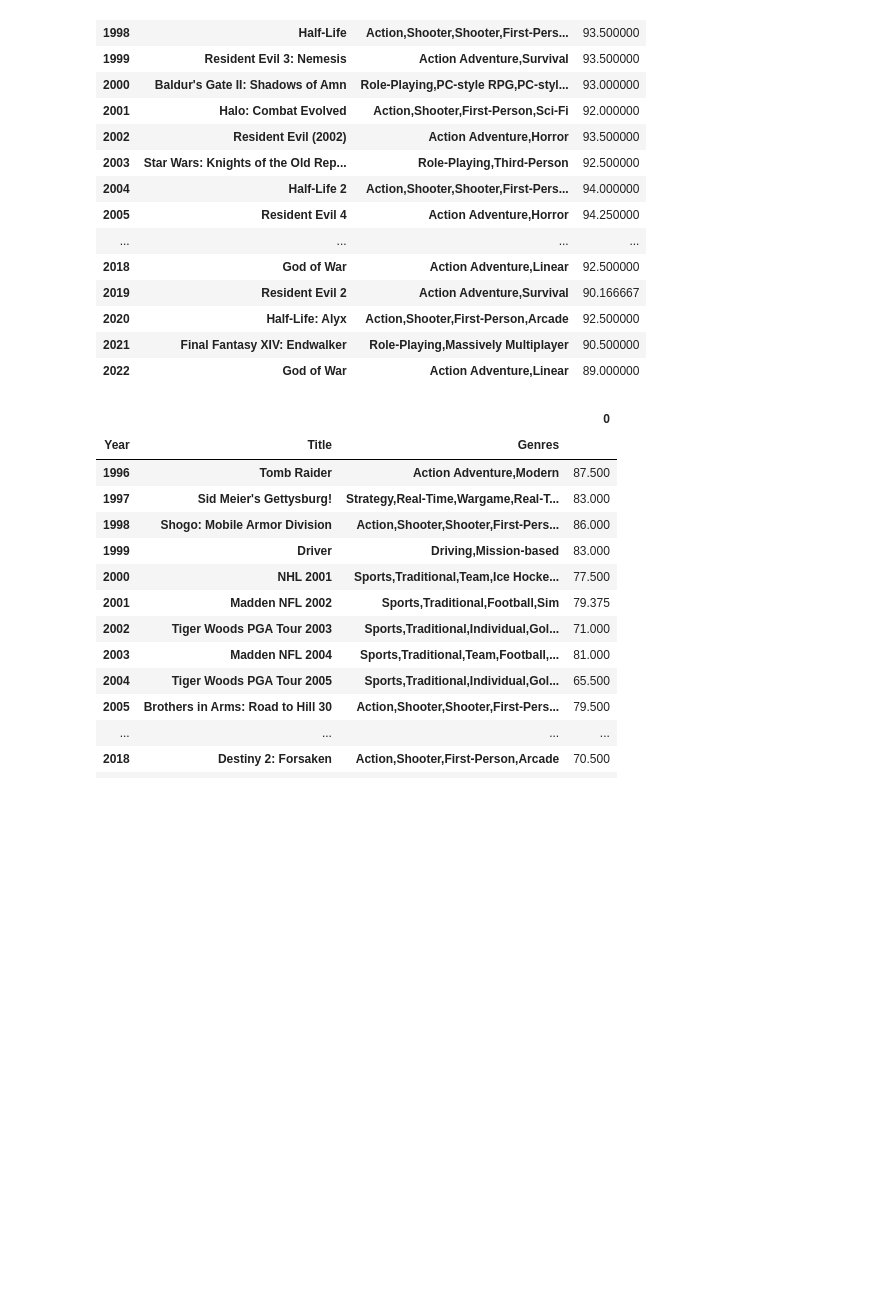
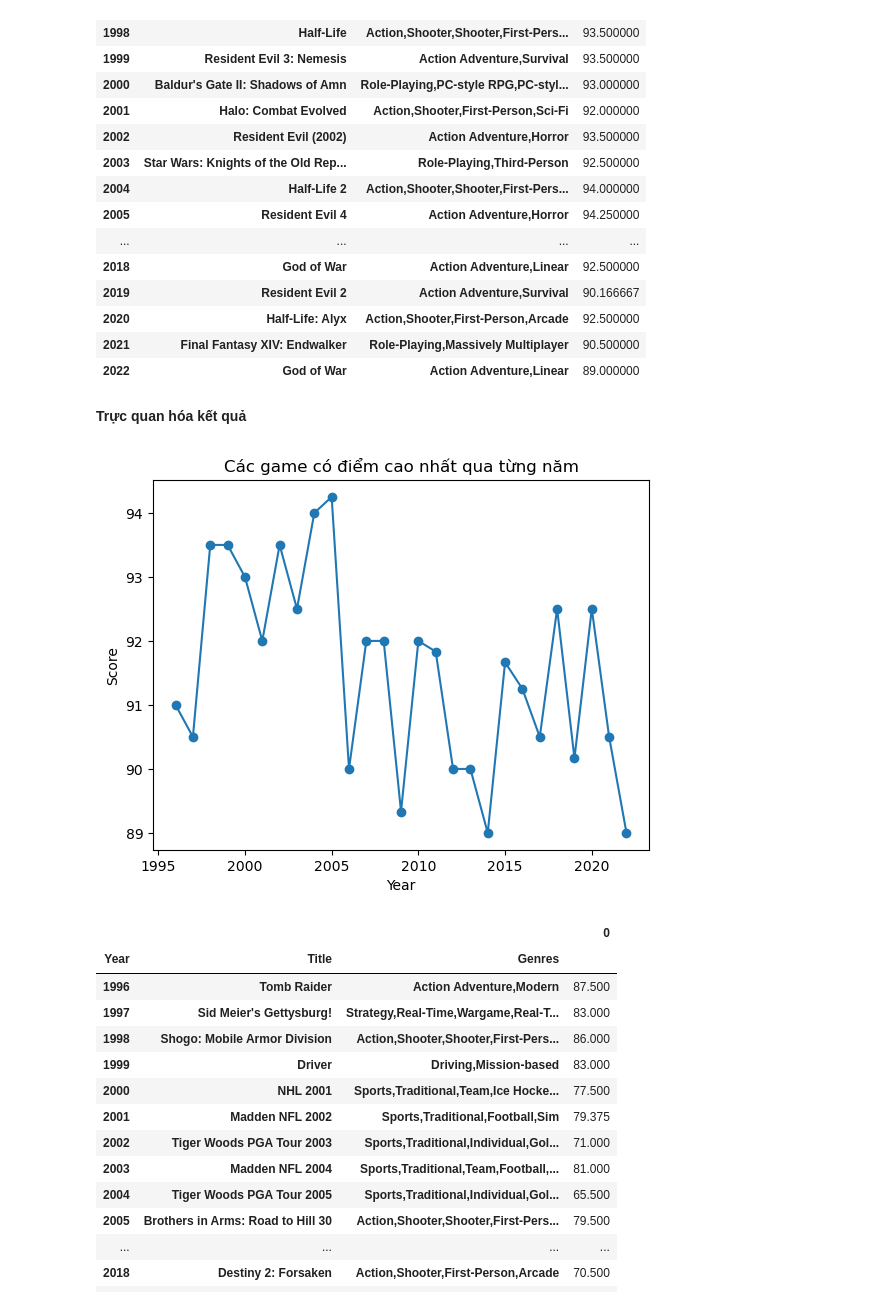
Before and after one commit to ElectricGoal/NMKHDL_Project1, a Jupyter notebook: questions/AskQuestions.ipynb, the cells around one changed output. Drawn from its saved outputs; the diff is of its cells as text; code cells hidden in the pictures; blank space fills up the shorter version.

```diff
--- a/questions/AskQuestions.ipynb
+++ b/questions/AskQuestions.ipynb
@@ -389,6 +421,18 @@ pd.DataFrame(highest_rated_pc_game)
 | 2020 | Half-Life: Alyx | Action,Shooter,First-Person,Arcade | 92.500000 |
 | 2021 | Final Fantasy XIV: Endwalker | Role-Playing,Massively Multiplayer | 90.500000 |
 | 2022 | God of War | Action Adventure,Linear | 89.000000 |
+# %% [markdown]
+**Trực quan hóa kết quả**
+# %%
+ticks = highest_rated_pc_game.index.get_level_values(0).to_list()
+values = list(highest_rated_pc_game.values)
+plt.plot(ticks, values, marker = 'o')
+plt.xlabel('Year')
+plt.ylabel('Score')
+plt.title('Các game có điểm cao nhất qua từng năm')
+plt.show()
+# %% [output]
+[figure, added]
 # %%
 pd.DataFrame(lowest_rated_pc_game)
 # %% [output]
```
Also changed, not shown: parts of 24 cells of this notebook.
